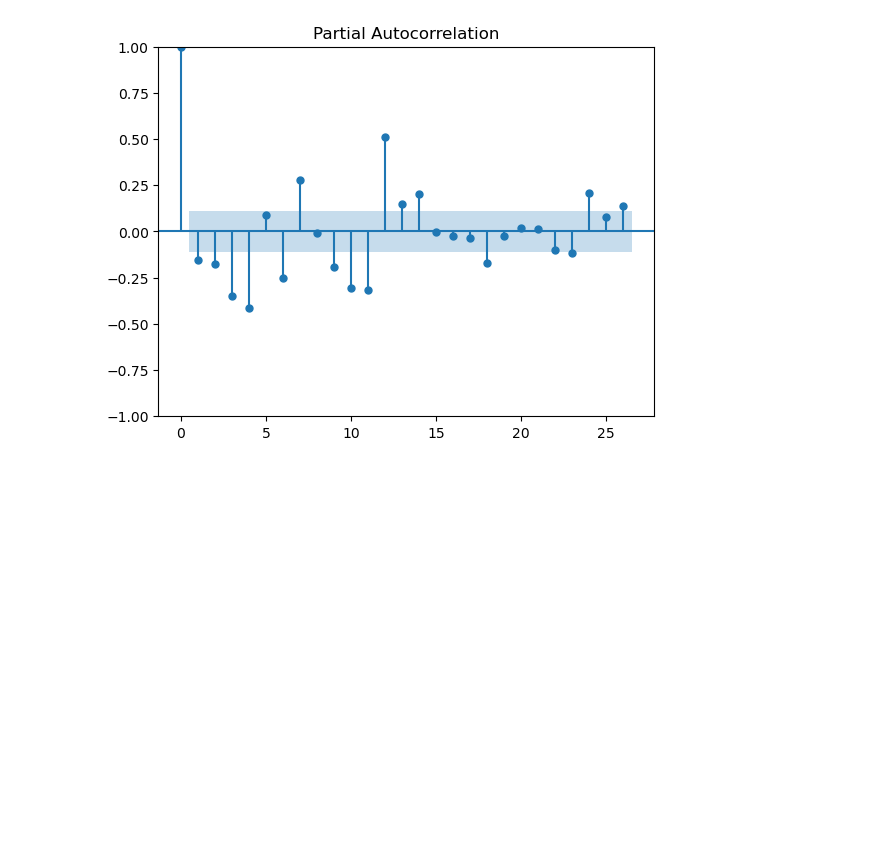
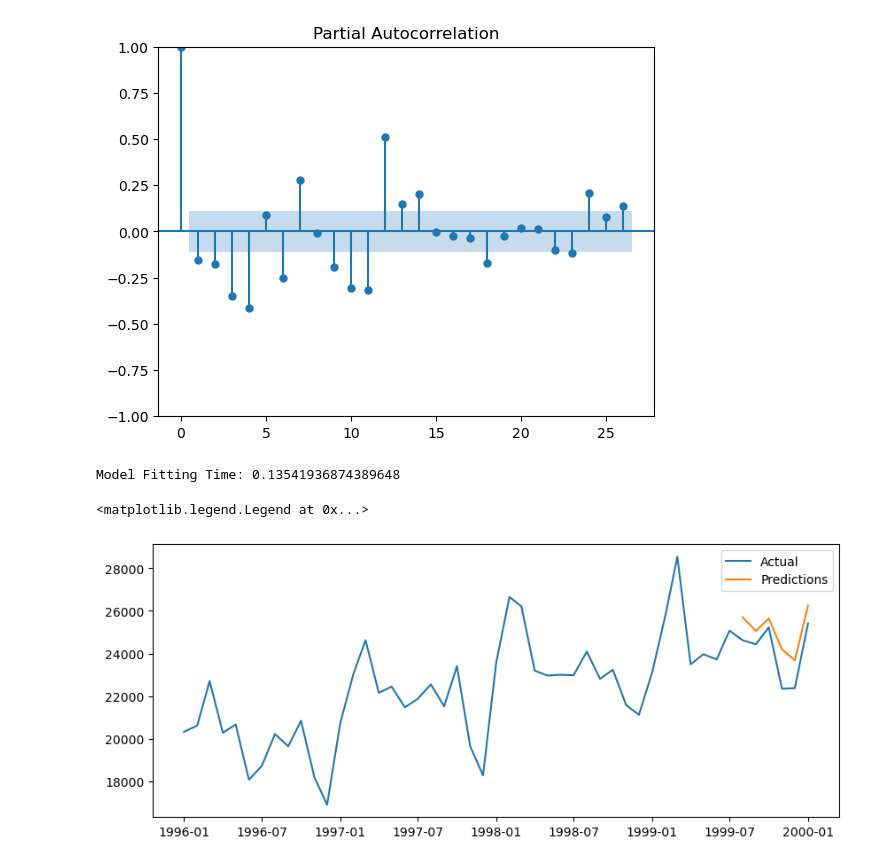
Before and after one commit to kroopeshrajput/Forecasting_dem, a Jupyter notebook: forecasting.ipynb, the cells around one changed output. Cells and saved outputs as stored; diff of their text form; code cells hidden in the pictures; blank space fills up the shorter version.

```diff
--- a/forecasting.ipynb
+++ b/forecasting.ipynb
@@ -68,0 +76,30 @@ plt.show()
+# %%
+train_data = lim_catfish_sales[:train_end]
+test_data = lim_catfish_sales[train_end + timedelta(days=1):test_end]
+# %%
+arima_order = (0,1,0)
+seasonal_order = (1, 0, 1, 12)  ## P, D, Q, T
+# define model
+model = SARIMAX(train_data, order=arima_order, seasonal_order=seasonal_order)
+# %%
+#fit the model
+start = time()
+model_fit = model.fit(disp = False)
+end = time()
+print('Model Fitting Time:', end - start)
+# %% [output]
+Model Fitting Time: 0.13541936874389648
+# %%
+#get the predictions and residuals
+predictions = model_fit.forecast(len(test_data))
+predictions = pd.Series(predictions, index=test_data.index)
+residuals = test_data - predictions
+# %%
+plt.figure(figsize=(10,4))
+
+plt.plot(lim_catfish_sales, label = "Actual")
+plt.plot(predictions, label = "Predictions")
+plt.legend()
+# %% [output]
+<matplotlib.legend.Legend at 0x...>
+[figure, added]
```
Also changed, not shown: parts of 6 cells of this notebook.
